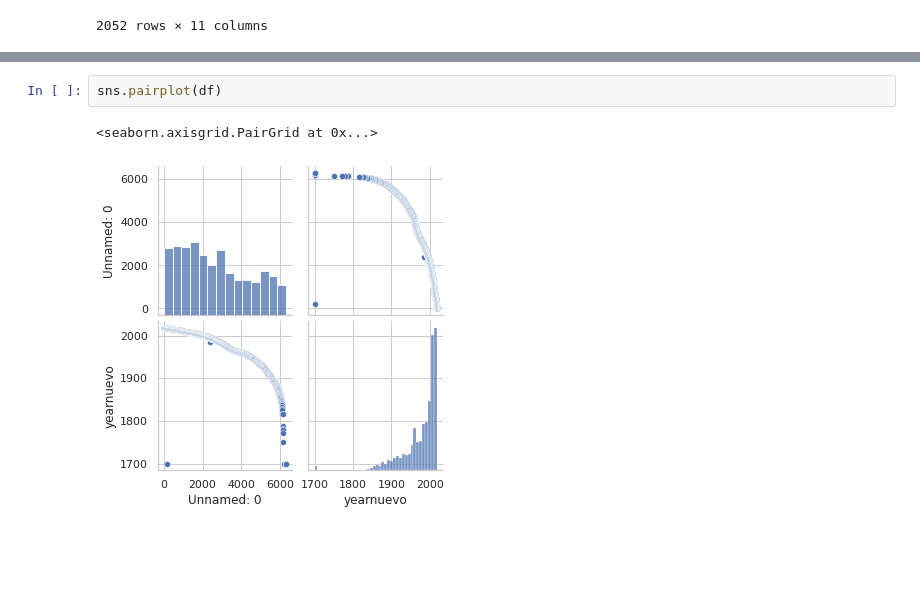
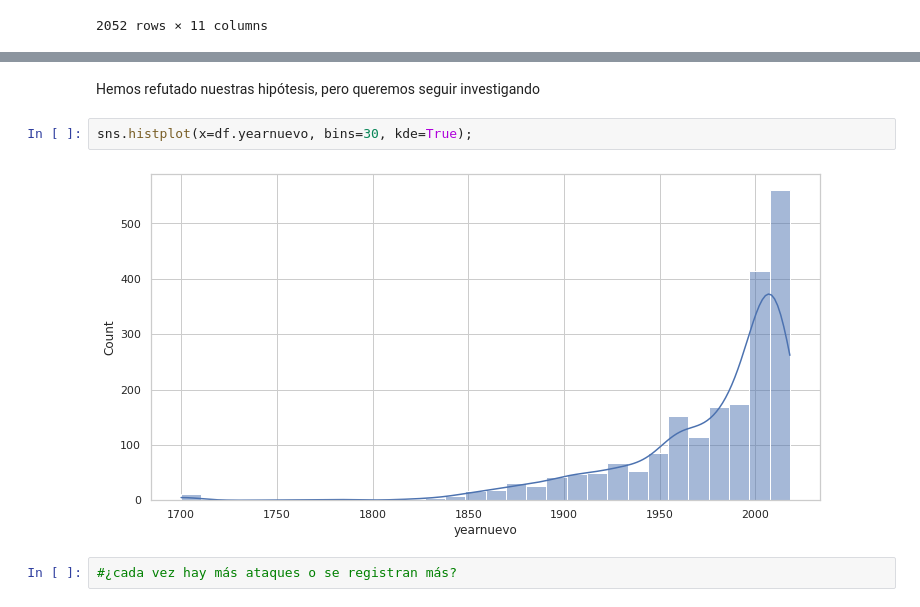
Before and after one commit to mariadelascotrina/Data-cleaning_Sharks, a Jupyter notebook: visualizar.ipynb, the cells around one changed output, grey strips where cells are left out. Cells and saved outputs as stored; diff of their text form; blank space fills up the shorter version.

```diff
--- a/visualizar.ipynb
+++ b/visualizar.ipynb
@@ -88,6 +94,9 @@ plt.xticks(rotation=45);
-# %%
-sns.pairplot(df)
-# %% [output]
-<seaborn.axisgrid.PairGrid at 0x...>
-[figure, removed]
+# %% [markdown]
+Hemos refutado nuestras hipótesis, pero queremos seguir investigando
+# %%
+sns.histplot(x=df.yearnuevo, bins=30, kde=True);
+# %% [output]
+[figure, added]
+# %%
+#¿cada vez hay más ataques o se registran más?
 # %%
```
Also changed, not shown: parts of 13 cells of this notebook, 2 other files.
